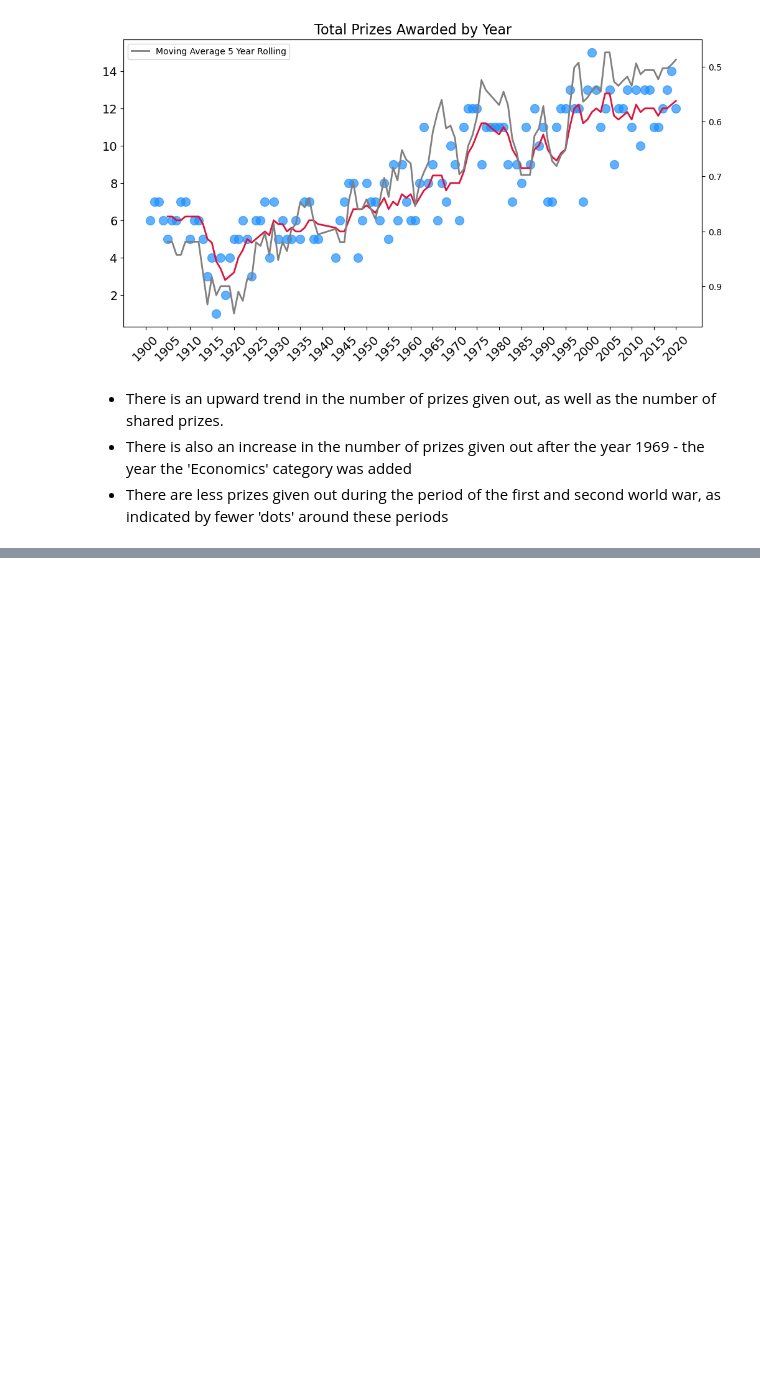
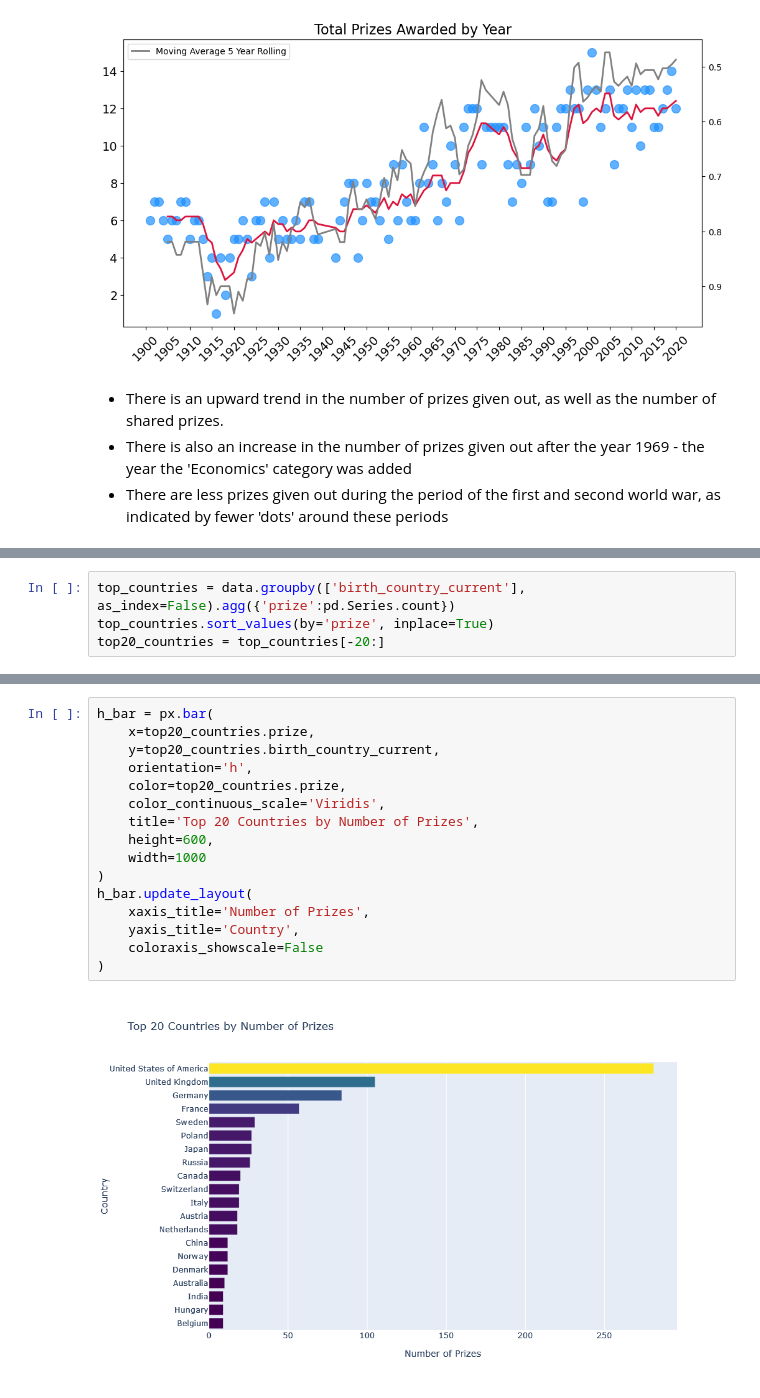
Before and after one commit to Am1tp/DataAnalysis-JupyterNotebook-NobelPrizes, a Jupyter notebook: NobelPrizeAnalysis.ipynb, the cells around one changed output, grey strips where cells are left out. Saved outputs shown, nothing was run; the diff lists cells and outputs as text; blank space fills up the shorter version.

```diff
--- a/NobelPrizeAnalysis.ipynb
+++ b/NobelPrizeAnalysis.ipynb
@@ -517,0 +525,4 @@ plt.legend()
+# %%
+top_countries = data.groupby(['birth_country_current'], as_index=False).agg({'prize':pd.Series.count})
+top_countries.sort_values(by='prize', inplace=True)
+top20_countries = top_countries[-20:]
@@ -517,0 +538,18 @@ plt.legend()
+# %%
+h_bar = px.bar(
+    x=top20_countries.prize,
+    y=top20_countries.birth_country_current,
+    orientation='h',
+    color=top20_countries.prize,
+    color_continuous_scale='Viridis',
+    title='Top 20 Countries by Number of Prizes',
+    height=600,
+    width=1000
+)
+h_bar.update_layout(
+    xaxis_title='Number of Prizes',
+    yaxis_title='Country',
+    coloraxis_showscale=False
+)
+# %% [output]
+[figure, added]
```
Also changed, not shown: parts of 11 cells of this notebook.
